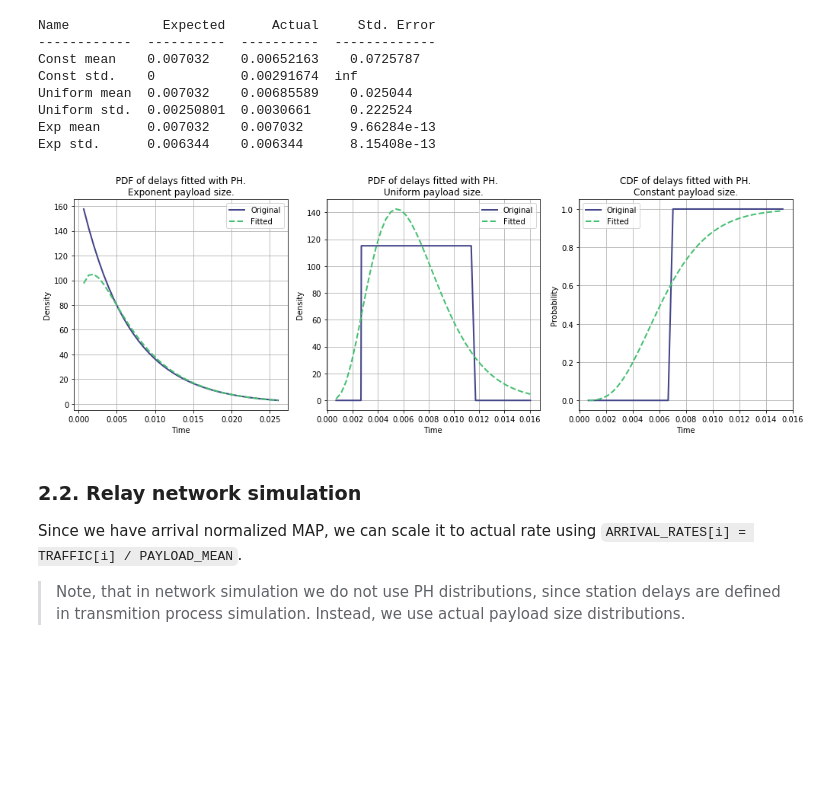
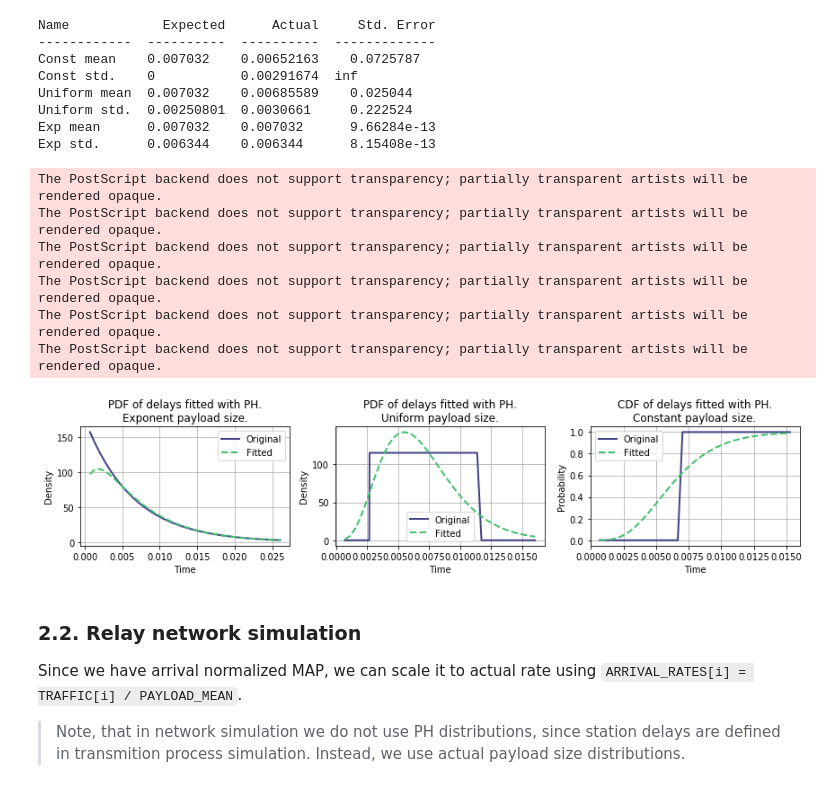
Before and after one commit to ipu69-papers/2019-icaap-queues-model, a Jupyter notebook: ICAAP2019 Experiment.ipynb, the cells around one changed output. Saved outputs shown, nothing was run; the diff lists cells and outputs as text; code cells hidden in the pictures; blank space fills up the shorter version.

```diff
--- a/ICAAP2019 Experiment.ipynb
+++ b/ICAAP2019 Experiment.ipynb
@@ -340,39 +344,47 @@ def plot_fitted_distribution(ax, dist, fitted, num_samples=40, add_points=(), fn
     ax.set_xlabel(xlabel)
     ax.set_title(title)
 
-fig, axes = plt.subplots(figsize=(14, 5), nrows=1, ncols=3)
+fig, axes = plt.subplots(figsize=(12, 3), nrows=1, ncols=3)
 
 # Plotting fitting result for exponential distribution:
 plot_fitted_distribution(
     axes[0], relay_channel_distributions['exp'], relay_channel_ph['exp'],
     title='PDF of delays fitted with PH.\nExponent payload size.',
     min_x=(IFS + PREAMBLE + ALL_HEADERS_SIZE/BITRATE),
 )
 
 # Plotting fitting result for uniform distribution. Here we also add uniform interval bounds:
 plot_fitted_distribution(
     axes[1], relay_channel_distributions['uniform'], relay_channel_ph['uniform'],
     title='PDF of delays fitted with PH.\nUniform payload size.',
     min_x=(IFS + PREAMBLE + ALL_HEADERS_SIZE/BITRATE),
     add_points=(
         IFS + PREAMBLE + (ALL_HEADERS_SIZE + PAYLOAD_UNIFORM_MIN) / BITRATE,
         IFS + PREAMBLE + (ALL_HEADERS_SIZE + PAYLOAD_UNIFORM_MAX) / BITRATE,
     )
 )
 
 # Since it is hard to plot impulse function in generalized way, we plot CDF instead of
 # PDF for constant service times:
 plot_fitted_distribution(
     axes[2], relay_channel_distributions['const'], relay_channel_ph['const'],
     title='CDF of delays fitted with PH.\nConstant payload size.',
     min_x=(IFS + PREAMBLE + ALL_HEADERS_SIZE/BITRATE),
     add_points=(relay_channel_distributions['const'].mean(),),
     fn='cdf',
 )
 
 plt.tight_layout()
+
+plt.savefig('images/relay-service-time-pdf-cdf.eps')
 # %% [output]
+The PostScript backend does not support transparency; partially transparent artists will be rendered opaque.
+The PostScript backend does not support transparency; partially transparent artists will be rendered opaque.
+The PostScript backend does not support transparency; partially transparent artists will be rendered opaque.
+The PostScript backend does not support transparency; partially transparent artists will be rendered opaque.
+The PostScript backend does not support transparency; partially transparent artists will be rendered opaque.
+The PostScript backend does not support transparency; partially transparent artists will be rendered opaque.
-[figure, old version]
+[figure, new version]
 # %% [markdown]
 ### 2.2. Relay network simulation
 
```
Also changed, not shown: parts of 11 cells of this notebook, 10 other files.
